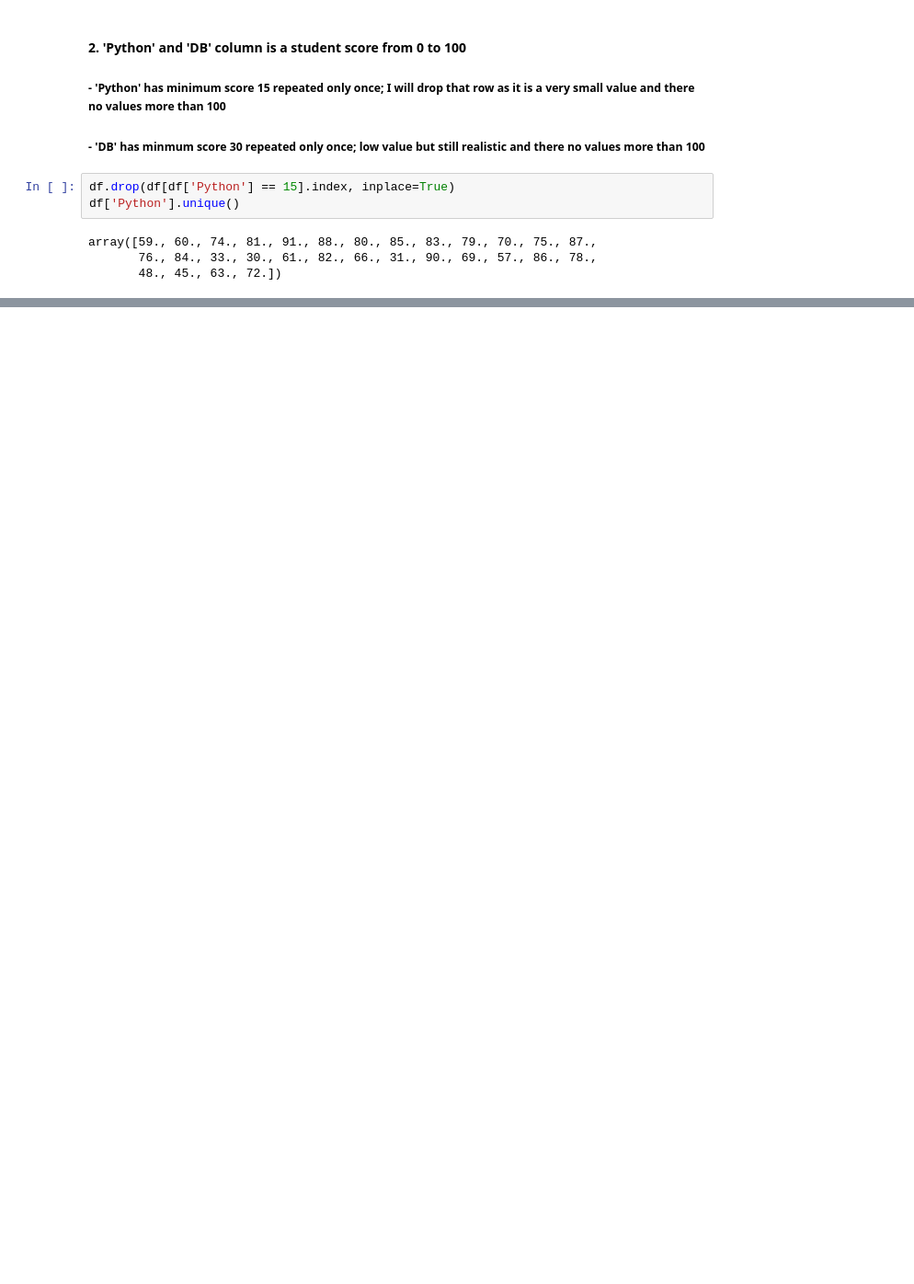
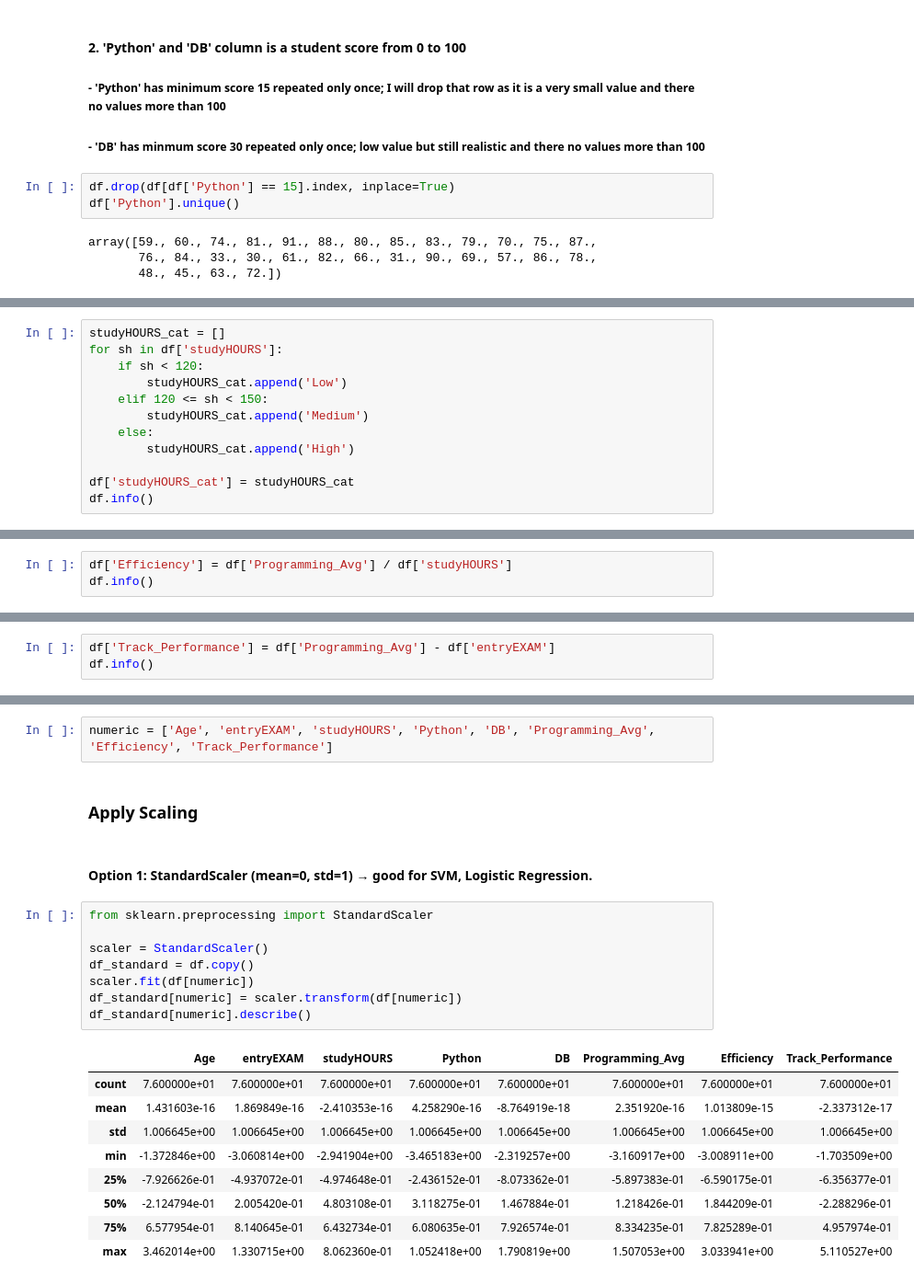
Before and after one commit to mennaomar97/depi-assignments-submission, a Jupyter notebook: Data_Preprocessing_part1/Data_Preprocessing_part1.ipynb, the cells around one changed output, grey strips where cells are left out. Shown at 92% size. Cells and saved outputs as stored; diff of their text form; blank space fills up the shorter version.

```diff
--- a/Data_Preprocessing_part1/Data_Preprocessing_part1.ipynb
+++ b/Data_Preprocessing_part1/Data_Preprocessing_part1.ipynb
@@ -375,0 +443,12 @@ memory usage: 6.5+ KB
+# %%
+studyHOURS_cat = []
+for sh in df['studyHOURS']:
+    if sh < 120:
+        studyHOURS_cat.append('Low')
+    elif 120 <= sh < 150:
+        studyHOURS_cat.append('Medium')
+    else:
+        studyHOURS_cat.append('High')
+
+df['studyHOURS_cat'] = studyHOURS_cat
+df.info()
@@ -375,0 +494,3 @@ memory usage: 6.5+ KB
+# %%
+df['Efficiency'] = df['Programming_Avg'] / df['studyHOURS']
+df.info()
@@ -375,0 +517,3 @@ memory usage: 6.5+ KB
+# %%
+df['Track_Performance'] = df['Programming_Avg'] - df['entryEXAM']
+df.info()
@@ -375,0 +568,24 @@ memory usage: 6.5+ KB
+# %%
+numeric = ['Age', 'entryEXAM', 'studyHOURS', 'Python', 'DB', 'Programming_Avg', 'Efficiency', 'Track_Performance']
+# %% [markdown]
+### Apply Scaling
+# %% [markdown]
+#### Option 1: StandardScaler (mean=0, std=1) → good for SVM, Logistic Regression.
+# %%
+from sklearn.preprocessing import StandardScaler
+
+scaler = StandardScaler()
+df_standard = df.copy()
+scaler.fit(df[numeric])
+df_standard[numeric] = scaler.transform(df[numeric])
+df_standard[numeric].describe()
+# %% [output]
+|  | Age | entryEXAM | studyHOURS | Python | DB | Programming_Avg | Efficiency | Track_Performance |
+| count | 7.600000e+01 | 7.600000e+01 | 7.600000e+01 | 7.600000e+01 | 7.600000e+01 | 7.600000e+01 | 7.600000e+01 | 7.600000e+01 |
+| mean | 1.431603e-16 | 1.869849e-16 | -2.410353e-16 | 4.258290e-16 | -8.764919e-18 | 2.351920e-16 | 1.013809e-15 | -2.337312e-17 |
+| std | 1.006645e+00 | 1.006645e+00 | 1.006645e+00 | 1.006645e+00 | 1.006645e+00 | 1.006645e+00 | 1.006645e+00 | 1.006645e+00 |
+| min | -1.372846e+00 | -3.060814e+00 | -2.941904e+00 | -3.465183e+00 | -2.319257e+00 | -3.160917e+00 | -3.008911e+00 | -1.703509e+00 |
+| 25% | -7.926626e-01 | -4.937072e-01 | -4.974648e-01 | -2.436152e-01 | -8.073362e-01 | -5.897383e-01 | -6.590175e-01 | -6.356377e-01 |
+| 50% | -2.124794e-01 | 2.005420e-01 | 4.803108e-01 | 3.118275e-01 | 1.467884e-01 | 1.218426e-01 | 1.844209e-01 | -2.288296e-01 |
+| 75% | 6.577954e-01 | 8.140645e-01 | 6.432734e-01 | 6.080635e-01 | 7.926574e-01 | 8.334235e-01 | 7.825289e-01 | 4.957974e-01 |
+| max | 3.462014e+00 | 1.330715e+00 | 8.062360e-01 | 1.052418e+00 | 1.790819e+00 | 1.507053e+00 | 3.033941e+00 | 5.110527e+00 |
```
Also changed, not shown: parts of 36 cells of this notebook.
